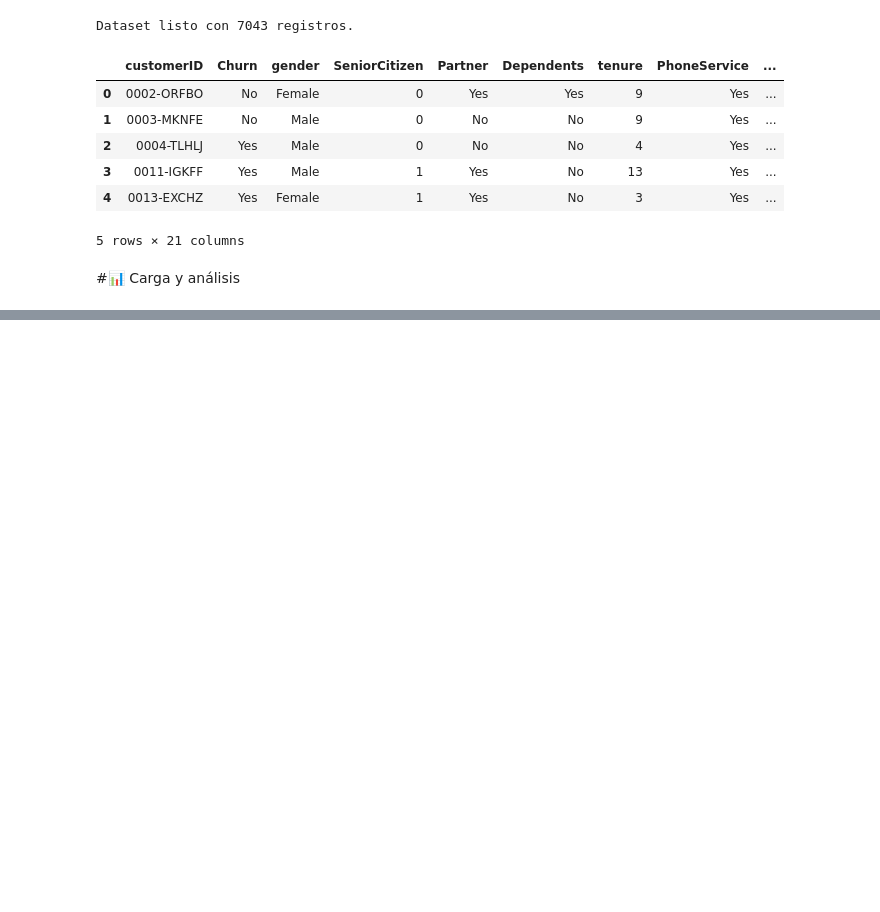
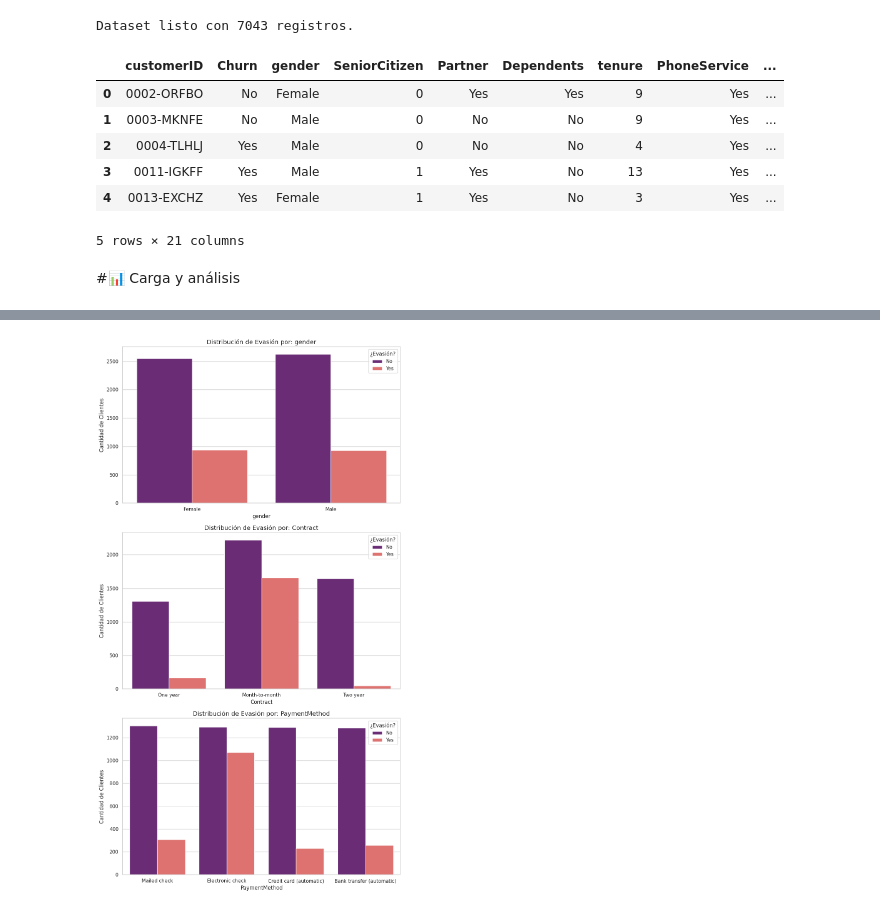
Before and after one commit to Charlez42/ejercicio-telecomx, a Jupyter notebook: TelecomX_LATAM_FUENTES.ipynb, the cells around one changed output, grey strips where cells are left out. Drawn from its saved outputs; the diff is of its cells as text; code cells hidden in the pictures; blank space fills up the shorter version.

```diff
--- a/TelecomX_LATAM_FUENTES.ipynb
+++ b/TelecomX_LATAM_FUENTES.ipynb
@@ -70,0 +152,26 @@ Dataset listo con 7043 registros.
+# %%
+# 1. Definimos las variables que queremos comparar con el Churn
+# Estas variables nos darán diferentes perspectivas del perfil del cliente
+variables_interes = ['gender', 'Contract', 'PaymentMethod']
+
+# 2. Creamos una figura con varias sub-áreas de dibujo (una para cada variable)
+fig, axes = plt.subplots(nrows=3, ncols=1, figsize=(10, 18))
+
+# 3. Iniciamos un bucle para crear un gráfico por cada variable de la lista
+for i, col in enumerate(variables_interes):
+
+    # Paso A: Creamos un gráfico de conteo donde el color (hue) represente el Churn
+    # Esto permite ver la cantidad de "Yes" y "No" dentro de cada categoría.
+    sns.countplot(data=df_final, x=col, hue='Churn', ax=axes[i], palette='magma')
+
+    # Paso B: Personalizamos los títulos y etiquetas para que sean claros
+    axes[i].set_title(f'Distribución de Evasión por: {col}', fontsize=14)
+    axes[i].set_xlabel(col, fontsize=12)
+    axes[i].set_ylabel('Cantidad de Clientes', fontsize=12)
+    axes[i].legend(title='¿Evasión?', loc='upper right')
+
+# 4. Ajustamos el espaciado para que no se encimen los textos
+plt.tight_layout()
+plt.show()
+# %% [output]
+[figure, added]
```
Also changed, not shown: parts of 7 cells of this notebook.
